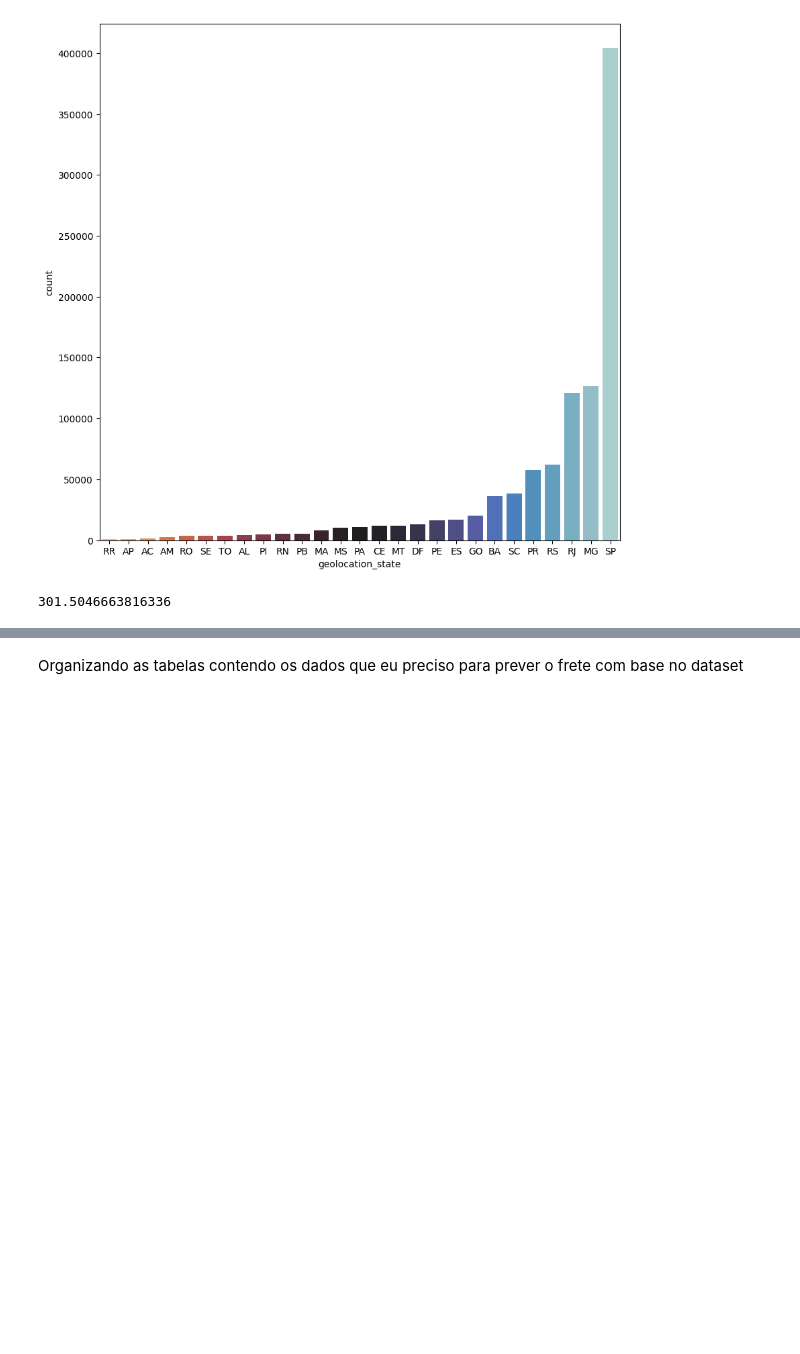
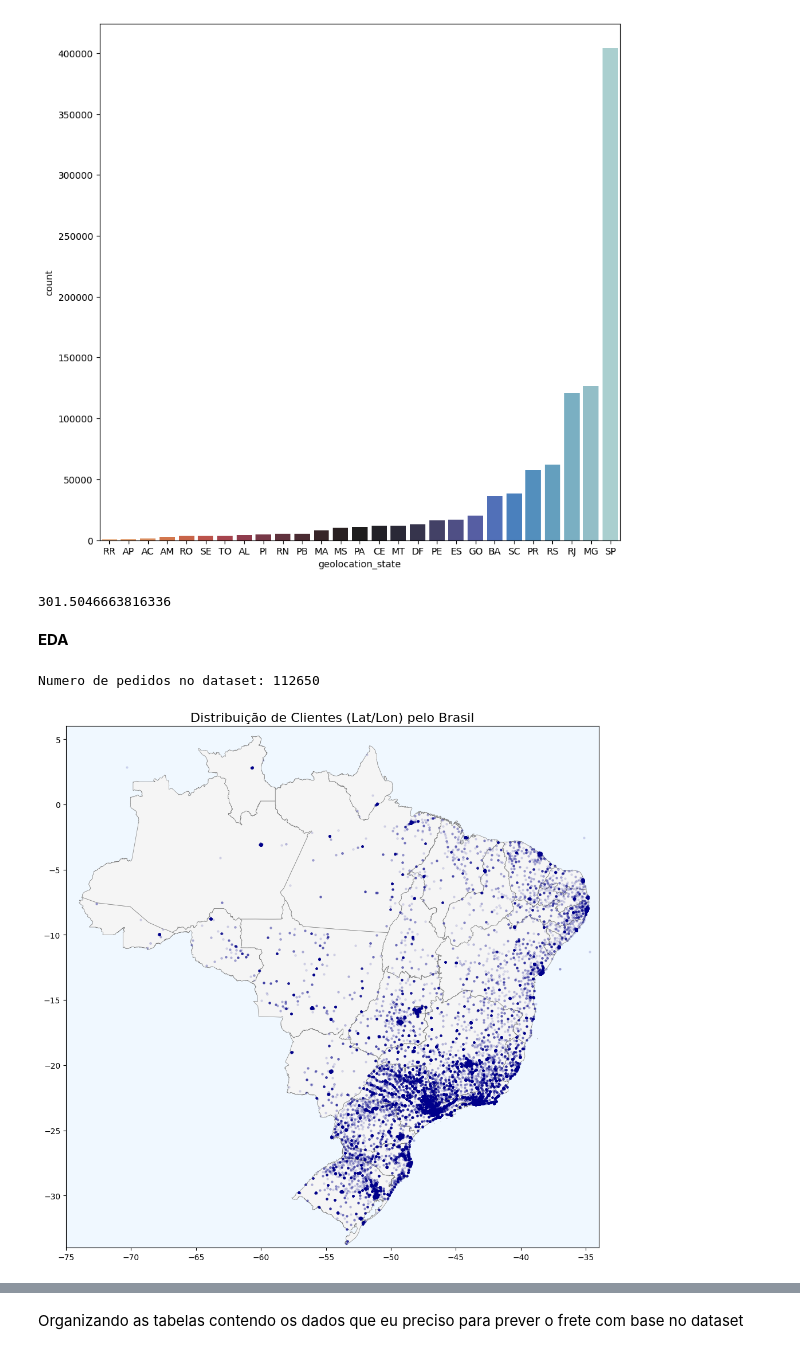
Before and after one commit to ScoredSleet/LLM_RAG_FRETE, a Jupyter notebook: dataset/data.ipynb, the cells around one changed output, grey strips where cells are left out. Drawn from its saved outputs; the diff is of its cells as text; code cells hidden in the pictures; blank space fills up the shorter version.

```diff
--- a/dataset/data.ipynb
+++ b/dataset/data.ipynb
@@ -120,3 +123,53 @@ def distanciaPontosLatLon(latitude_01, longitude_01, latitude_02, longitude_02):
 print(distanciaPontosLatLon(-22.496953, -44.127492, -21.762775, -41.309633))
 # %% [output]
 301.5046663816336
+# %% [markdown]
+**EDA**
+# %%
+# Qual a quantidade de fretes presentes no dataset
+
+
+print(f"Numero de pedidos no dataset: {order_items.shape[0]}")
+# %% [output]
+Numero de pedidos no dataset: 112650
+# %%
+# Plot por latitude e longitude de cada consumidor
+
+df_plot = pd.merge(order, customers, on='customer_id', how='left')
+df_plot = pd.merge(df_plot, geo_data_unique, how="left", left_on='customer_zip_code_prefix', right_on='geolocation_zip_code_prefix' )
+
+df_plot = df_plot.rename(
+    columns={
+        'geolocation_lat': 'customer_lat',
+        'geolocation_lng': 'customer_lng'
+    }).drop(columns=['geolocation_zip_code_prefix'])
+
+brasil = geobr.read_state(year=2020)
+df_mapa = df_plot.dropna(subset=['customer_lat', 'customer_lng'])
+
+gdf_clientes = gpd.GeoDataFrame(
+    df_mapa,
+    geometry=gpd.points_from_xy(df_mapa.customer_lng, df_mapa.customer_lat),
+    crs="EPSG:4326" # Sistema de coordenadas GPS padrão
+)
+
+# Plotando tudo
+fig, ax = plt.subplots(figsize=(12, 12))
+
+# Pinta o fundo da imagem (Oceano/fundo geral)
+ax.set_facecolor('aliceblue')
+
+# Pinta apenas o Brasil de 'whitesmoke' com bordas cinzas
+brasil.plot(ax=ax, facecolor='whitesmoke', edgecolor='gray', linewidth=0.5)
+
+# Plota os clientes por cima
+gdf_clientes.plot(ax=ax, markersize=5, color='darkblue', alpha=0.1)
+
+# Limita a visão para o tamanho do Brasil
+ax.set_xlim([-75, -34])
+ax.set_ylim([-34, 6])
+
+plt.title('Distribuição de Clientes (Lat/Lon) pelo Brasil', fontsize=16)
+plt.show()
+# %% [output]
+[figure, added]
```
Also changed, not shown: parts of 11 cells of this notebook.
